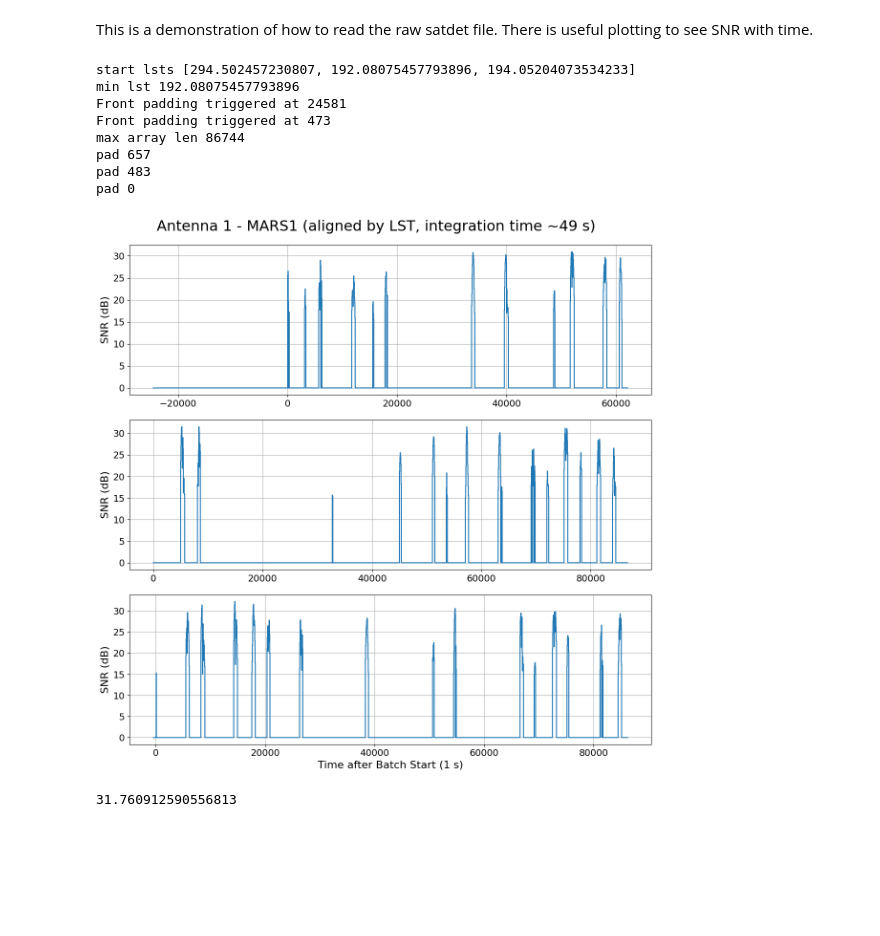
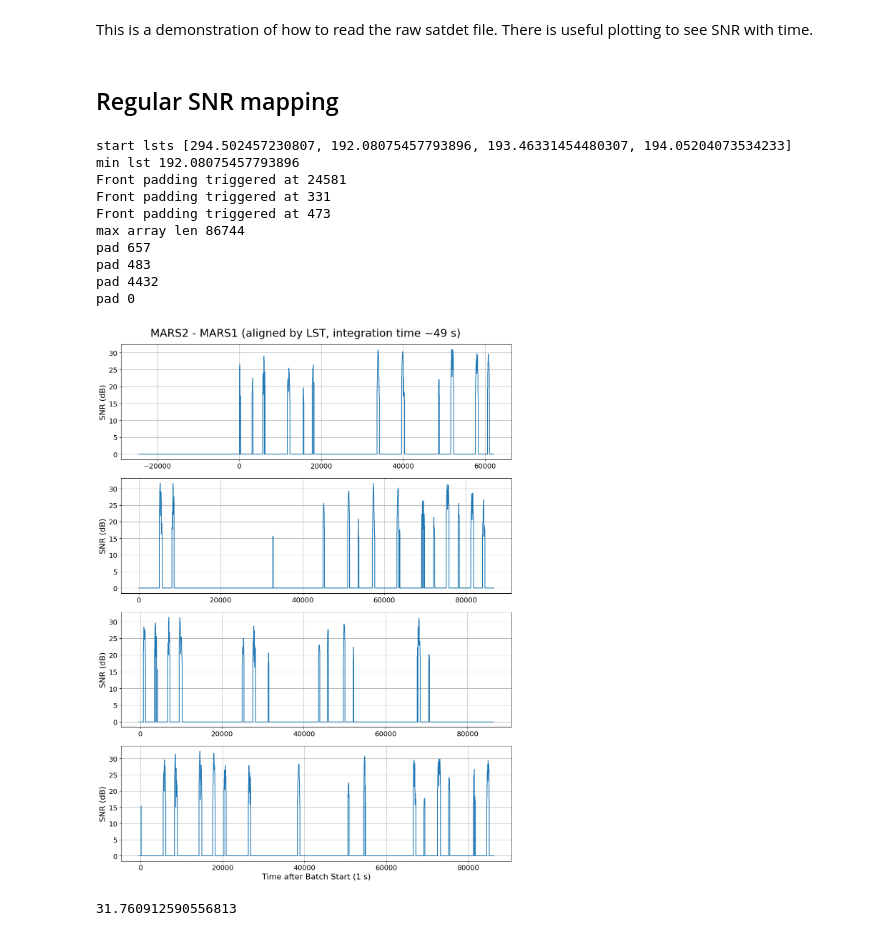
Before and after one commit to ALBATROS-Experiment/albatros_analysis, a Jupyter notebook: scripts/orbcomm/read_satdet.ipynb, the cells around one changed output. Cells and saved outputs as stored; diff of their text form; code cells hidden in the pictures; blank space fills up the shorter version.

```diff
--- a/scripts/orbcomm/read_satdet.ipynb
+++ b/scripts/orbcomm/read_satdet.ipynb
@@ -34,11 +34,13 @@ bstart1 = 1762037710
 bend1 = 1762099215
 bpath1 = f'/scratch/thomasb/batch_{bstart1}/satdet/satdet_3M_ref{ref_ant}.json'
 
-
 bstart2 = 1762099360
 bend2 = 1762185620
 bpath2 = f'/scratch/thomasb/batch_{bstart2}/satdet/satdet_3M_ref{ref_ant}.json'
 
+bstart3 = 1762185855
+bend3 = 1762267835
+bpath3 = f'/scratch/thomasb/batch_{bstart3}/satdet/satdet_3M_ref{ref_ant}.json'
 
 bstart4 = 1762272160
 bend4 = 1762358430
@@ -59,23 +61,30 @@ bpath4 = f'/scratch/thomasb/batch_{bstart4}/satdet/satdet_3M_ref{ref_ant}.json'
 # bstart2 = 1753200150
 # bend2 = 1753286400
 # bpath2 = f'/scratch/thomasb/batch_{bstart2}/satdet/satdet_3M.json'
+# %% [markdown]
+## Regular SNR mapping
 # %%
+#regular plot
 importlib.reload(su)
-bsecs, btimes, fig4 = su.snr_times_many(
-    [bpath1, bpath2, bpath4],
-    [bstart1, bstart2, bstart4],
-    [bend1, bend2, bend4],
+bsecs, btimes, fig = su.snr_times_many(
+    [bpath1, bpath2, bpath3, bpath4],
+    [bstart1, bstart2, bstart3, bstart4],
+    [bend1, bend2, bend3, bend4],
     ant_name)
+
+fig.savefig('./images/nov25satdetmars1.png')
 # %% [output]
-start lsts [294.502457230807, 192.08075457793896, 194.05204073534233]
+start lsts [294.502457230807, 192.08075457793896, 193.46331454480307, 194.05204073534233]
 min lst 192.08075457793896
 Front padding triggered at 24581
+Front padding triggered at 331
 Front padding triggered at 473
 max array len 86744
 pad 657
 pad 483
+pad 4432
 pad 0
-[figure, old version]
+[figure, new version]
 # %%
 10*np.log10(1500)
 # %% [output]
```
Also changed, not shown: parts of 4 cells of this notebook, 11 other files.
